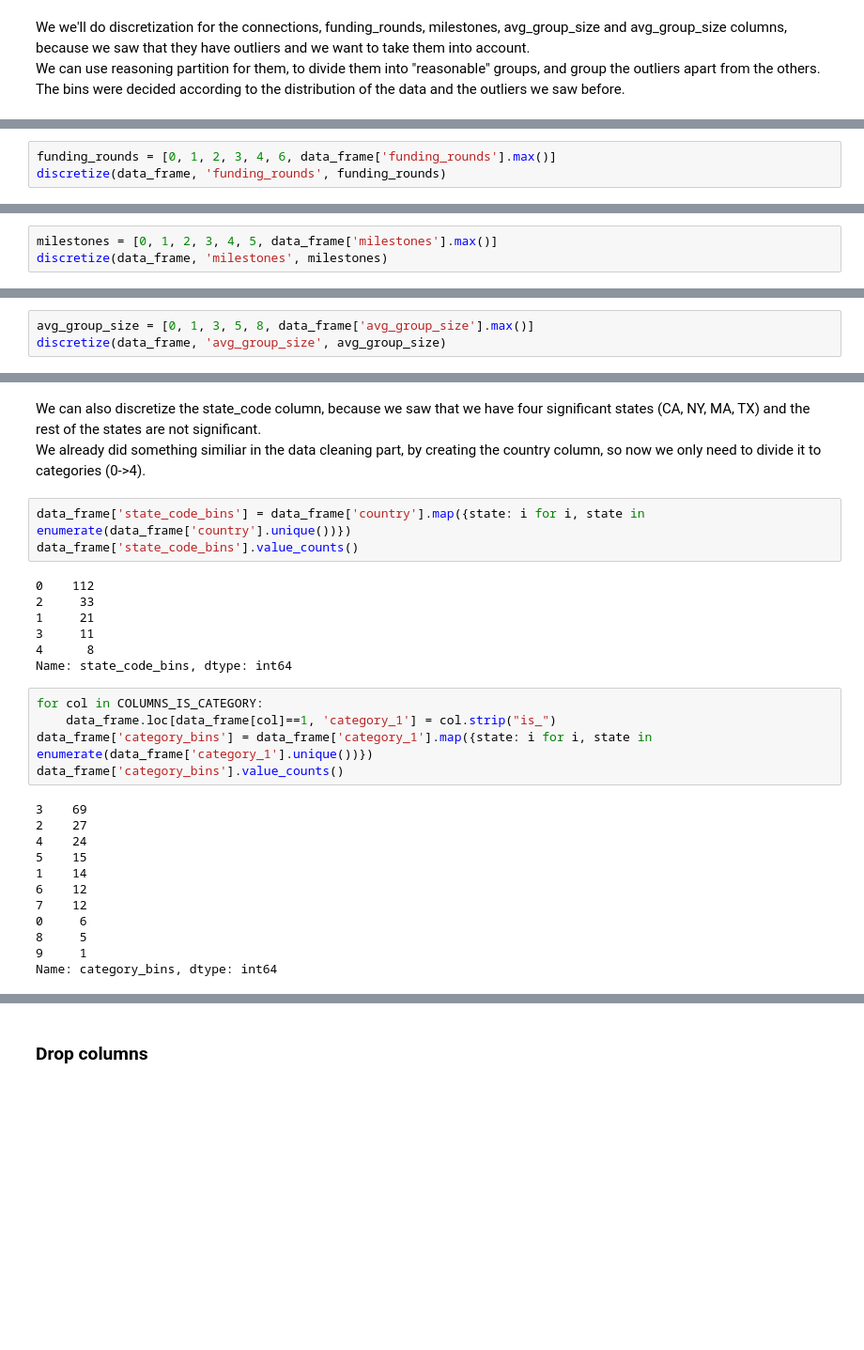
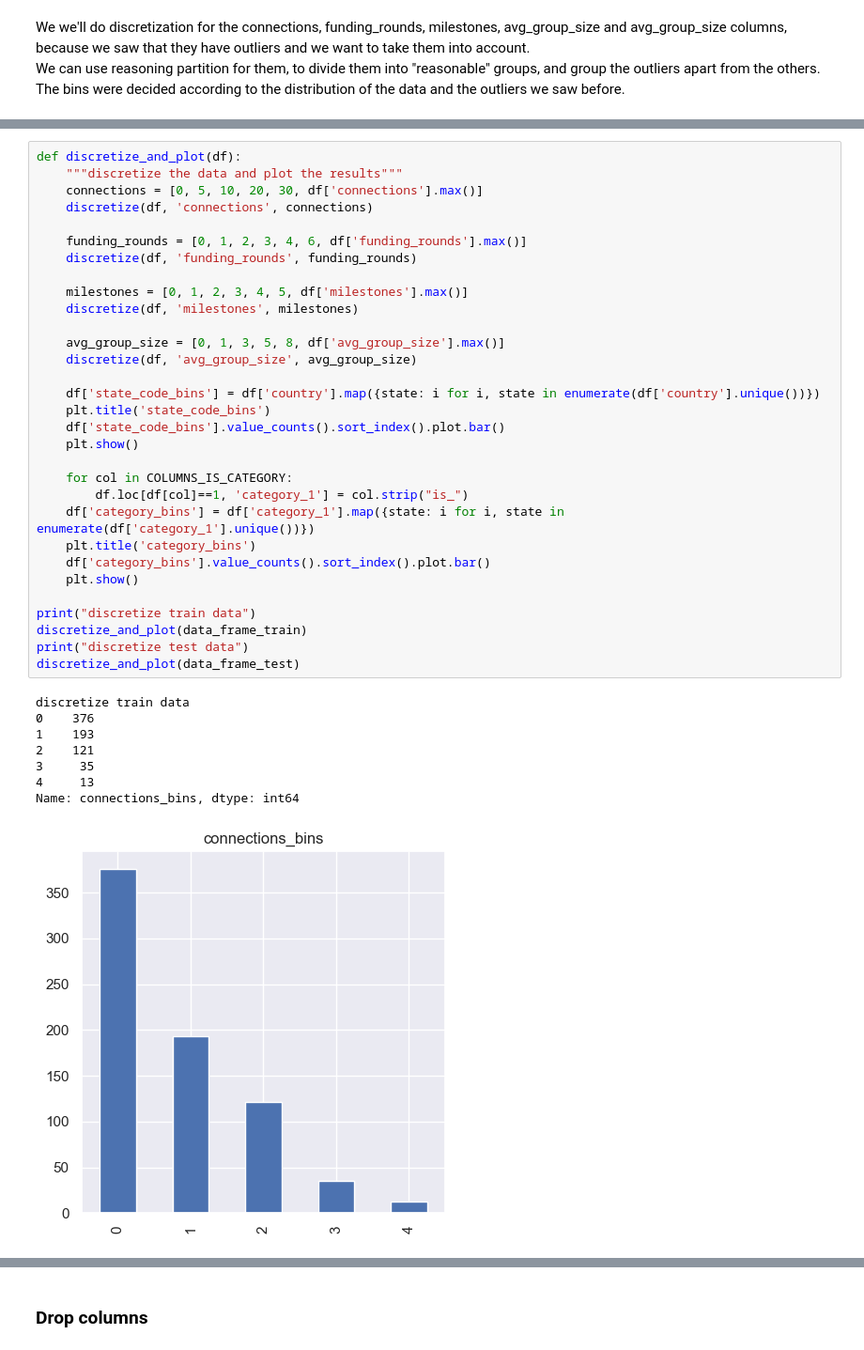
Before and after one commit to Liri-Be/DataMining, a Jupyter notebook: part-2/part2.ipynb, the cells around one changed output, grey strips where cells are left out. Shown at 94% size. Saved outputs shown, nothing was run; the diff lists cells and outputs as text; blank space fills up the shorter version.

```diff
--- a/part-2/part2.ipynb
+++ b/part-2/part2.ipynb
@@ -412,3 +443,0 @@ Name: connections_bins, dtype: int64
-# %%
-funding_rounds = [0, 1, 2, 3, 4, 6, data_frame['funding_rounds'].max()]
-discretize(data_frame, 'funding_rounds', funding_rounds)
@@ -424,3 +443,0 @@ Name: funding_rounds_bins, dtype: int64
-# %%
-milestones = [0, 1, 2, 3, 4, 5, data_frame['milestones'].max()]
-discretize(data_frame, 'milestones', milestones)
@@ -436,3 +443,0 @@ Name: milestones_bins, dtype: int64
-# %%
-avg_group_size = [0, 1, 3, 5, 8, data_frame['avg_group_size'].max()]
-discretize(data_frame, 'avg_group_size', avg_group_size)
@@ -447,30 +444,40 @@ Name: avg_group_size_bins, dtype: int64
-# %% [markdown]
-We can also discretize the state_code column, because we saw that we have four significant states (CA, NY, MA, TX) and the rest of the states are not significant.
-We already did something similiar in the data cleaning part, by creating the country column, so now we only need to divide it to categories (0->4).
-# %%
-data_frame['state_code_bins'] = data_frame['country'].map({state: i for i, state in enumerate(data_frame['country'].unique())})
-data_frame['state_code_bins'].value_counts()
-# %% [output]
-0    112
-2     33
-1     21
-3     11
-4      8
-Name: state_code_bins, dtype: int64
-# %%
-for col in COLUMNS_IS_CATEGORY:
-    data_frame.loc[data_frame[col]==1, 'category_1'] = col.strip("is_")
-data_frame['category_bins'] = data_frame['category_1'].map({state: i for i, state in enumerate(data_frame['category_1'].unique())})
-data_frame['category_bins'].value_counts()
-# %% [output]
-3    69
-2    27
-4    24
-5    15
-1    14
-6    12
-7    12
-0     6
-8     5
-9     1
-Name: category_bins, dtype: int64
+# %%
+def discretize_and_plot(df):
+    """discretize the data and plot the results"""
+    connections = [0, 5, 10, 20, 30, df['connections'].max()]
+    discretize(df, 'connections', connections)
+
+    funding_rounds = [0, 1, 2, 3, 4, 6, df['funding_rounds'].max()]
+    discretize(df, 'funding_rounds', funding_rounds)
+
+    milestones = [0, 1, 2, 3, 4, 5, df['milestones'].max()]
+    discretize(df, 'milestones', milestones)
+
+    avg_group_size = [0, 1, 3, 5, 8, df['avg_group_size'].max()]
+    discretize(df, 'avg_group_size', avg_group_size)
+
+    df['state_code_bins'] = df['country'].map({state: i for i, state in enumerate(df['country'].unique())})
+    plt.title('state_code_bins')
+    df['state_code_bins'].value_counts().sort_index().plot.bar()
+    plt.show()
+
+    for col in COLUMNS_IS_CATEGORY:
+        df.loc[df[col]==1, 'category_1'] = col.strip("is_")
+    df['category_bins'] = df['category_1'].map({state: i for i, state in enumerate(df['category_1'].unique())})
+    plt.title('category_bins')
+    df['category_bins'].value_counts().sort_index().plot.bar()
+    plt.show()
+
+print("discretize train data")
+discretize_and_plot(data_frame_train)
+print("discretize test data")
+discretize_and_plot(data_frame_test)
+# %% [output]
+discretize train data
+0    376
+1    193
+2    121
+3     35
+4     13
+Name: connections_bins, dtype: int64
+[figure, added]
```
Also changed, not shown: parts of 71 cells of this notebook, 1 other file.
